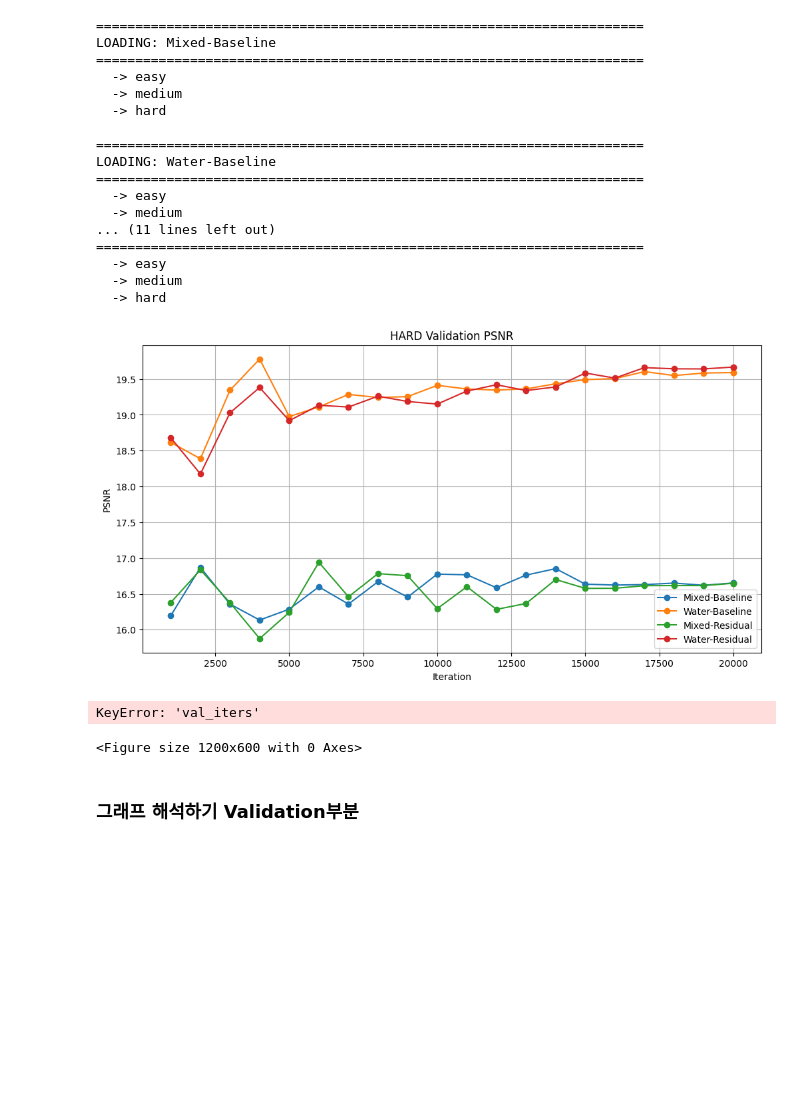
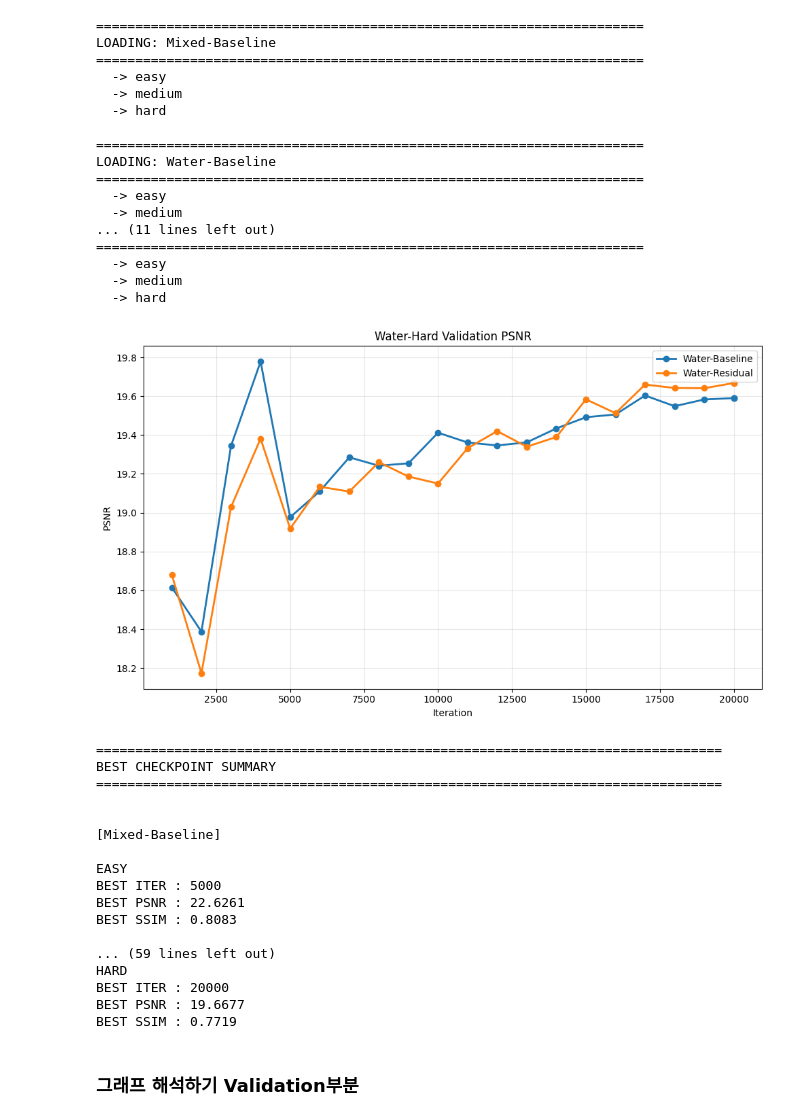
Before and after one commit to dbwofla11/deepLearning_project, a Jupyter notebook: 결과정리/종합지표분석.ipynb, the cells around one changed output. Drawn from its saved outputs; the diff is of its cells as text; code cells hidden in the pictures; blank space fills up the shorter version.

```diff
--- a/결과정리/종합지표분석.ipynb
+++ b/결과정리/종합지표분석.ipynb
@@ -160,61 +160,39 @@ for experiment_name, difficulty_logs in LOGS.items():
         }
 
 
-
-# =========================================================
-# FIGURE 2 : VALIDATION PSNR
-# =========================================================
-
-difficulty = 'hard'
-
-plt.figure(figsize=(12,6))
-
-for experiment in results:
-
-    plt.plot(
-        results[experiment][difficulty]['val_iters'],
-        results[experiment][difficulty]['val_psnr'],
-        marker='o',
-        label=experiment
-    )
-
-plt.title(f'{difficulty.upper()} Validation PSNR')
-plt.xlabel('Iteration')
-plt.ylabel('PSNR')
-
-plt.grid(True)
-plt.legend()
-
-plt.show()
-
 # =========================================================
 # FIGURE 3 : VALIDATION SSIM
 # =========================================================
 
 difficulty = 'hard'
 
-plt.figure(figsize=(12,6))
+plt.figure(figsize=(10,6))
 
-for difficulty in results:
+for exp in [
+    'Water-Baseline',
+    'Water-Residual'
+]:
 
     plt.plot(
-        results[difficulty]['val_iters'],
-        results[difficulty]['val_ssim'],
+        results[exp][difficulty]['val_iters'],
+        results[exp][difficulty]['val_psnr'],
         marker='o',
-        label=difficulty
+        linewidth=2,
+        label=exp
     )
 
+plt.title(
+    f'Water-{difficulty.capitalize()} Validation PSNR'
+)
+
 plt.xlabel('Iteration')
-plt.ylabel('SSIM')
+plt.ylabel('PSNR')
 
-plt.title('mixed Validation SSIM Curve')
-
+plt.grid(alpha=0.3)
 plt.legend()
 
-plt.grid(True)
-
+plt.tight_layout()
 plt.show()
-
 # =========================================================
 # BEST CHECKPOINT SUMMARY
 # =========================================================
@@ -252,36 +230,51 @@ for experiment in results:
 
         print(
             f'BEST ITER : {best_iter}'
         )
 
         print(
             f'BEST PSNR : {best_psnr:.4f}'
         )
 
         print(
             f'BEST SSIM : {best_ssim:.4f}'
         )
 # %% [output]
 ======================================================================
 LOADING: Mixed-Baseline
 ======================================================================
   -> easy
   -> medium
   -> hard
 
 ======================================================================
 LOADING: Water-Baseline
 ======================================================================
   -> easy
   -> medium
 ... (11 lines left out)
 ======================================================================
   -> easy
   -> medium
   -> hard
-[figure, old version]
+[figure, new version]
-KeyError: 'val_iters'
+================================================================================
+BEST CHECKPOINT SUMMARY
+================================================================================
+
+
+[Mixed-Baseline]
+
+EASY
+BEST ITER : 5000
+BEST PSNR : 22.6261
+BEST SSIM : 0.8083
+
+... (59 lines left out)
+HARD
+BEST ITER : 20000
+BEST PSNR : 19.6677
+BEST SSIM : 0.7719
-<Figure size 1200x600 with 0 Axes>
 # %% [markdown]
 ### 그래프 해석하기 Validation부분
 # %% [markdown]
```
Also changed, not shown: 10 other files.
